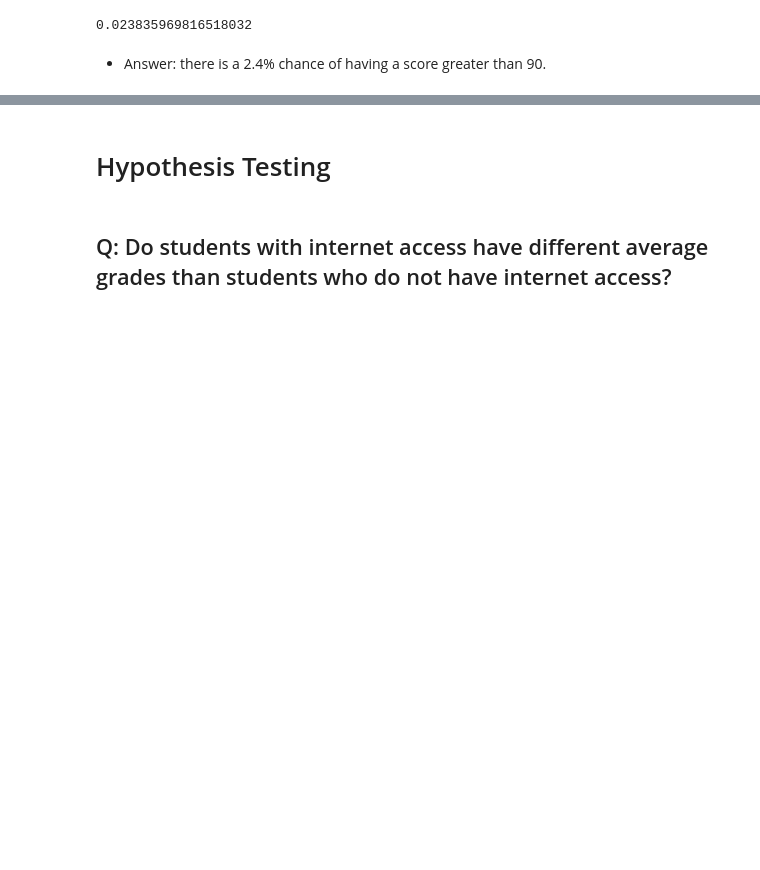
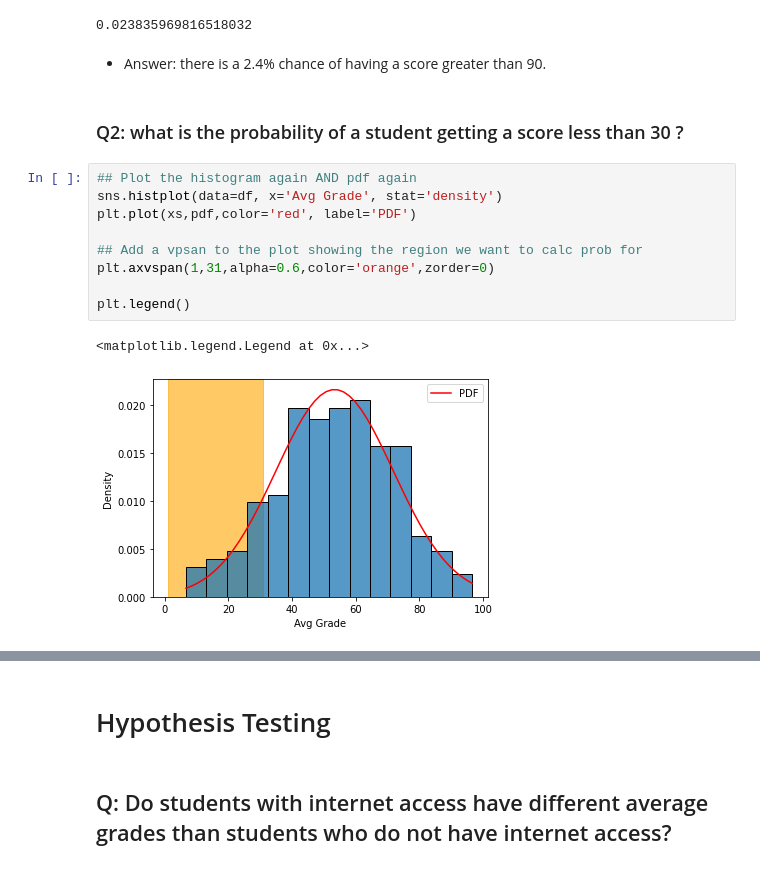
Before and after one commit to purvikansara/Demo, a Jupyter notebook: Hypothesis/From Distributions to Hypothesis .ipynb, the cells around one changed output, grey strips where cells are left out. Cells and saved outputs as stored; diff of their text form; blank space fills up the shorter version.

```diff
--- a/Hypothesis/From Distributions to Hypothesis .ipynb
+++ b/Hypothesis/From Distributions to Hypothesis .ipynb
@@ -238,3 +238,17 @@ plt.plot(xs, cdf)
 0.023835969816518032
 # %% [markdown]
 - Answer: there is a 2.4% chance of having a score greater than 90.
+# %% [markdown]
+### Q2: what is the probability of a student getting a score less than 30 ?
+# %%
+## Plot the histogram again AND pdf again
+sns.histplot(data=df, x='Avg Grade', stat='density')
+plt.plot(xs,pdf,color='red', label='PDF')
+
+## Add a vpsan to the plot showing the region we want to calc prob for
+plt.axvspan(1,31,alpha=0.6,color='orange',zorder=0)
+
+plt.legend()
+# %% [output]
+<matplotlib.legend.Legend at 0x...>
+[figure, added]
```
Also changed, not shown: parts of 5 cells of this notebook, 1 other file.
